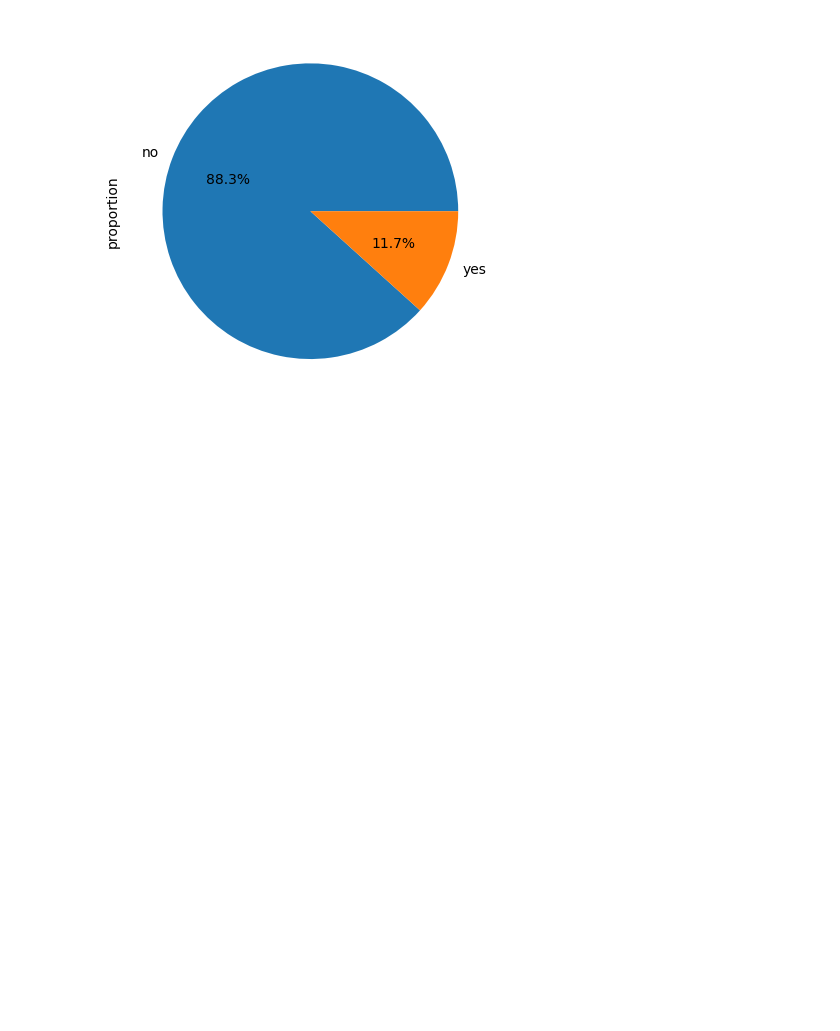
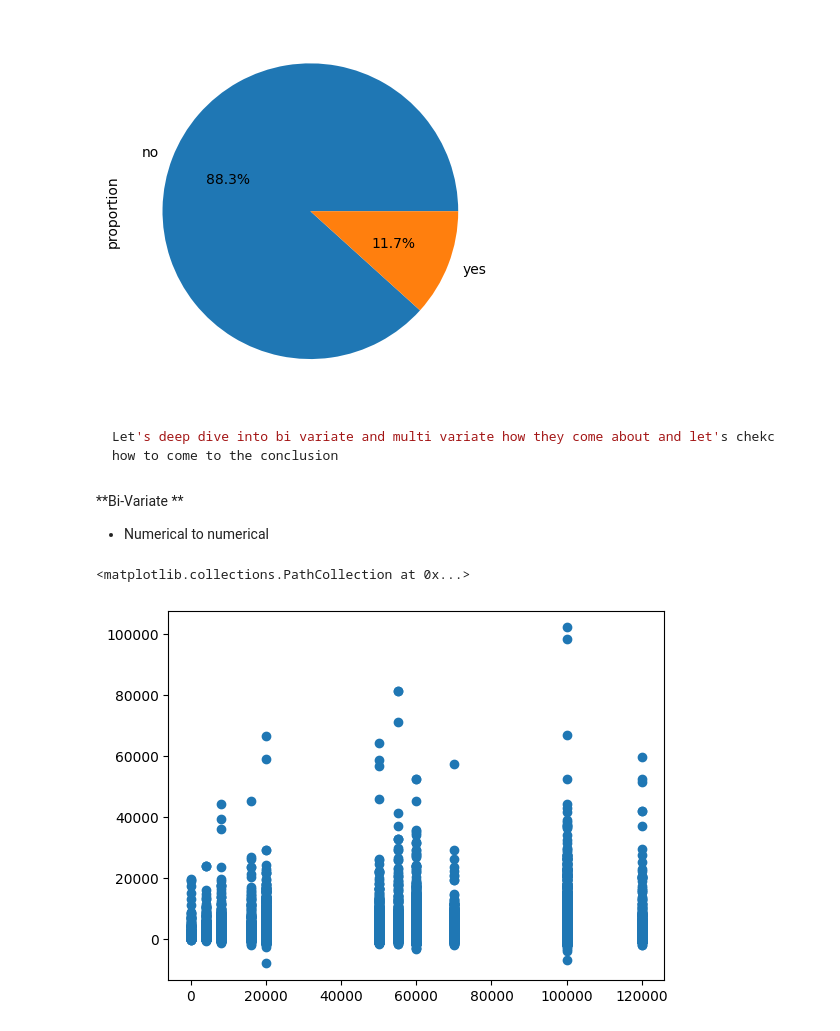
Before and after one commit to Rushank14/Python-Notebooks, a Jupyter notebook: notebooks/EDA.ipynb, the cells around one changed output. Saved outputs shown, nothing was run; the diff lists cells and outputs as text; code cells hidden in the pictures; blank space fills up the shorter version.

````diff
--- a/notebooks/EDA.ipynb
+++ b/notebooks/EDA.ipynb
@@ -613,3 +613,16 @@ bank_target.response.value_counts(normalize=True).plot.pie(
 # %% [output]
 <Axes: ylabel='proportion'>
 [figure]
+# %% [markdown]
+```python
+Let's deep dive into bi variate and multi variate how they come about and let's chekc how to come to the conclusion
+```
+# %% [markdown]
+**Bi-Variate **
+
+- Numerical to numerical
+# %%
+plt.scatter(bank_target.salary, bank_target.balance)
+# %% [output]
+<matplotlib.collections.PathCollection at 0x...>
+[figure, added]
````
Also changed, not shown: parts of 34 cells of this notebook, 1 other file.
